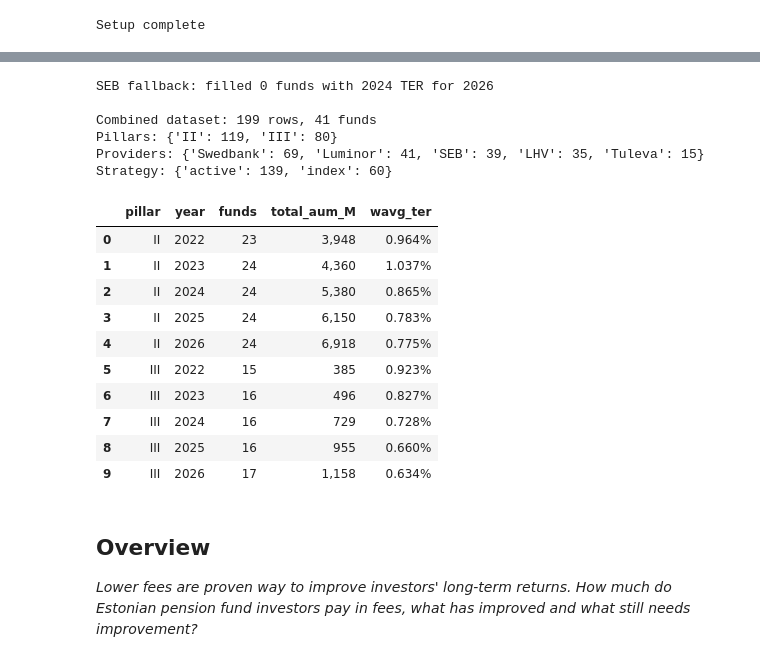
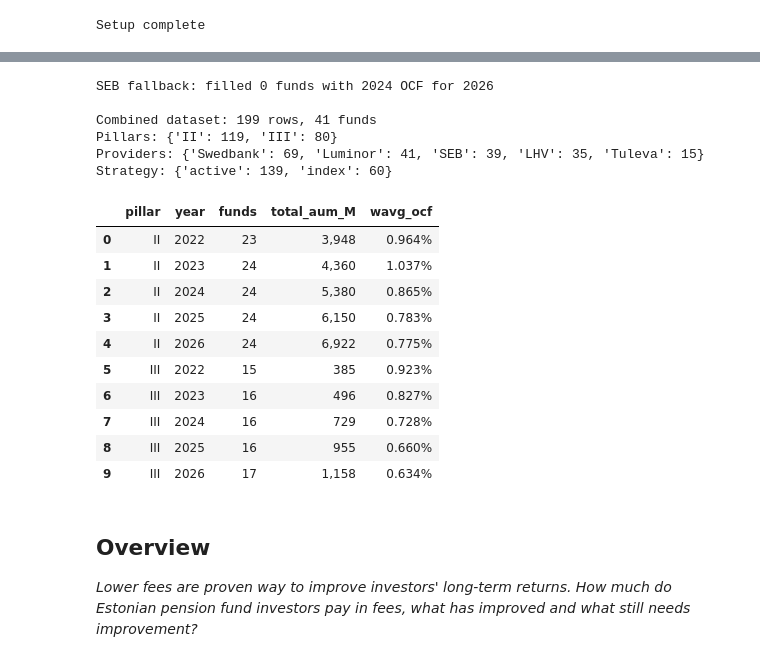
Before and after one commit to TulevaEE/reporting-engine, a Jupyter notebook: reports/adhoc/fee_analysis.ipynb, the cells around one changed output, grey strips where cells are left out. Saved outputs shown, nothing was run; the diff lists cells and outputs as text; code cells hidden in the pictures.

```diff
--- a/reports/adhoc/fee_analysis.ipynb
+++ b/reports/adhoc/fee_analysis.ipynb
@@ -39,7 +39,7 @@ LATEST_YEAR = 2026
 II_FUND_IDS = [36,37,38,39,47,48,49,50,51,52,57,58,59,60,61,73,74,75,76,77,80,86,88,91]
 III_FUND_IDS = [32,33,34,41,42,43,53,55,72,79,81,84,85,87,89,90,93]
 
-# III pillar: Estonian TER page name → English AUM name
+# III pillar: Estonian OCF page name → English AUM name
 III_NAME_MAP = {
     'LHV Pensionifond Aktiivne III': 'LHV Pensionifond Aktiivne III',
     'LHV Pensionifond Indeks III': 'LHV Pensionifond Indeks III',
@@ -65,7 +65,7 @@ III_NAME_MAP = {
 
 
 def weighted_avg(ter, aum):
-    """Asset-weighted average TER."""
+    """Asset-weighted average OCF."""
     mask = ter.notna() & aum.notna() & (aum > 0)
     if mask.sum() == 0:
         return np.nan
@@ -83,7 +83,7 @@ def parse_strategy(name):
     return 'index' if re.search(r'indeks|index', name, re.IGNORECASE) else 'active'
 
 
-def fetch_aum(pillar_path, fund_ids, date_from='2022-01-01', date_to='2026-02-23'):
+def fetch_aum(pillar_path, fund_ids, date_from='2022-01-01', date_to='2026-02-26'):
     """Download daily AUM data from pensionikeskus.ee and compute annual averages."""
     params = '&'.join([f'f[{i}]={fid}' for i, fid in enumerate(fund_ids)])
     url = (f'https://www.pensionikeskus.ee/en/statistics/{pillar_path}'
@@ -282,14 +282,14 @@ II pillar: 24,961 raw rows, III pillar: 16,815 raw rows
 | 2025 | 24 | 17 | 6.15 | 0.96 | 7.10 |
 | 2026 | 24 | 17 | 6.92 | 1.16 | 8.08 |
 # %%
-# Build combined dataset: TER + AUM + metadata
+# Build combined dataset: OCF + AUM + metadata
 
 def melt_ter(df_ter, year_cols, pillar):
-    """Melt wide TER table to long format with year shift."""
+    """Melt wide OCF table to long format with year shift."""
     long = df_ter.melt(id_vars='fund', value_vars=year_cols,
                        var_name='ter_year', value_name='ter')
     long['ter_year'] = long['ter_year'].astype(int)
-    long['year'] = long['ter_year'] + 1  # TER year N → analysis year N+1
+    long['year'] = long['ter_year'] + 1  # OCF year N → analysis year N+1
     long['pillar'] = pillar
     return long[(long['year'] >= 2022) & (long['year'] <= 2026)]
 
@@ -297,7 +297,7 @@ ter_ii = melt_ter(df_ii_ter, year_cols_ii, 'II')
 ter_iii = melt_ter(df_iii_ter, year_cols_iii, 'III')
 ter_long = pd.concat([ter_ii, ter_iii], ignore_index=True)
 
-# SEB fallback: no 2025 TER → use 2024 TER for analysis year 2026
+# SEB fallback: no 2025 OCF → use 2024 OCF for analysis year 2026
 seb_2026 = (ter_long['fund'].str.contains('SEB', case=False)
             & (ter_long['year'] == 2026)
             & ter_long['ter'].isna())
@@ -307,7 +307,7 @@ for idx in ter_long[seb_2026].index:
     if not prev.empty and prev.notna().any():
         ter_long.loc[idx, 'ter'] = prev.values[0]
 n_seb_filled = seb_2026.sum()
-print(f'SEB fallback: filled {n_seb_filled} funds with 2024 TER for 2026')
+print(f'SEB fallback: filled {n_seb_filled} funds with 2024 OCF for 2026')
 
 # Combine AUM
 aum_all = pd.concat([
@@ -315,51 +315,51 @@ aum_all = pd.concat([
     df_iii_aum.assign(pillar='III'),
 ], ignore_index=True)
 
-# Join TER + AUM
+# Join OCF + AUM
 df = ter_long.merge(aum_all, on=['fund', 'year', 'pillar'], how='inner')
 df = df[df['ter'].notna()].copy()
 
 # Metadata
 df['provider'] = df['fund'].apply(parse_provider)
 df['strategy'] = df['fund'].apply(parse_strategy)
 df['fee_eur'] = df['ter'] / 100 * df['avg_aum']
 
 # Diagnostics
 ter_funds = set(ter_long['fund'].unique())
 aum_funds = set(aum_all['fund'].unique())
 ter_only = ter_funds - aum_funds
 aum_only = aum_funds - ter_funds
 if ter_only:
-    print(f'TER-only (no AUM match): {ter_only}')
+    print(f'OCF-only (no AUM match): {ter_only}')
 if aum_only:
-    print(f'AUM-only (no TER match): {aum_only}')
+    print(f'AUM-only (no OCF match): {aum_only}')
 
 print(f'\nCombined dataset: {len(df)} rows, {df["fund"].nunique()} funds')
 print(f'Pillars: {df["pillar"].value_counts().to_dict()}')
 print(f'Providers: {df["provider"].value_counts().to_dict()}')
 print(f'Strategy: {df["strategy"].value_counts().to_dict()}')
 
 # Summary table
 summary = df.groupby(['pillar', 'year']).agg(
     funds=('fund', 'nunique'),
     total_aum_M=('avg_aum', lambda x: x.sum() / 1e6),
 ).reset_index()
-summary['wavg_ter'] = df.groupby(['pillar', 'year']).apply(
+summary['wavg_ocf'] = df.groupby(['pillar', 'year']).apply(
     lambda g: weighted_avg(g['ter'], g['avg_aum'])).values
-summary.style.format({'total_aum_M': '{:,.0f}', 'wavg_ter': '{:.3f}%'})
+summary.style.format({'total_aum_M': '{:,.0f}', 'wavg_ocf': '{:.3f}%'})
 # %% [output]
-SEB fallback: filled 0 funds with 2024 TER for 2026
+SEB fallback: filled 0 funds with 2024 OCF for 2026
 
 Combined dataset: 199 rows, 41 funds
 Pillars: {'II': 119, 'III': 80}
 Providers: {'Swedbank': 69, 'Luminor': 41, 'SEB': 39, 'LHV': 35, 'Tuleva': 15}
 Strategy: {'active': 139, 'index': 60}
-|  | pillar | year | funds | total_aum_M | wavg_ter |
+|  | pillar | year | funds | total_aum_M | wavg_ocf |
 | 0 | II | 2022 | 23 | 3,948 | 0.964% |
 | 1 | II | 2023 | 24 | 4,360 | 1.037% |
 | 2 | II | 2024 | 24 | 5,380 | 0.865% |
 | 3 | II | 2025 | 24 | 6,150 | 0.783% |
-| 4 | II | 2026 | 24 | 6,918 | 0.775% |
+| 4 | II | 2026 | 24 | 6,922 | 0.775% |
 | 5 | III | 2022 | 15 | 385 | 0.923% |
 | 6 | III | 2023 | 16 | 496 | 0.827% |
 | 7 | III | 2024 | 16 | 729 | 0.728% |
```
Also changed, not shown: parts of 7 cells of this notebook, 1 other file.
